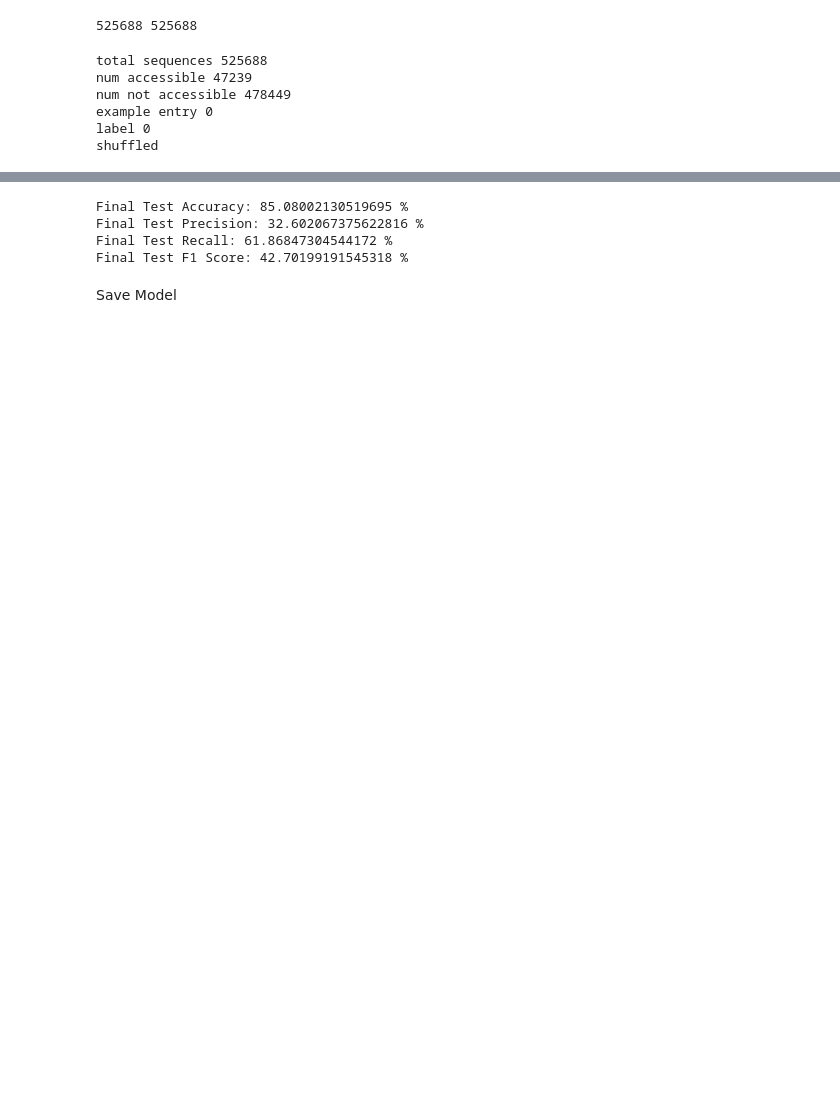
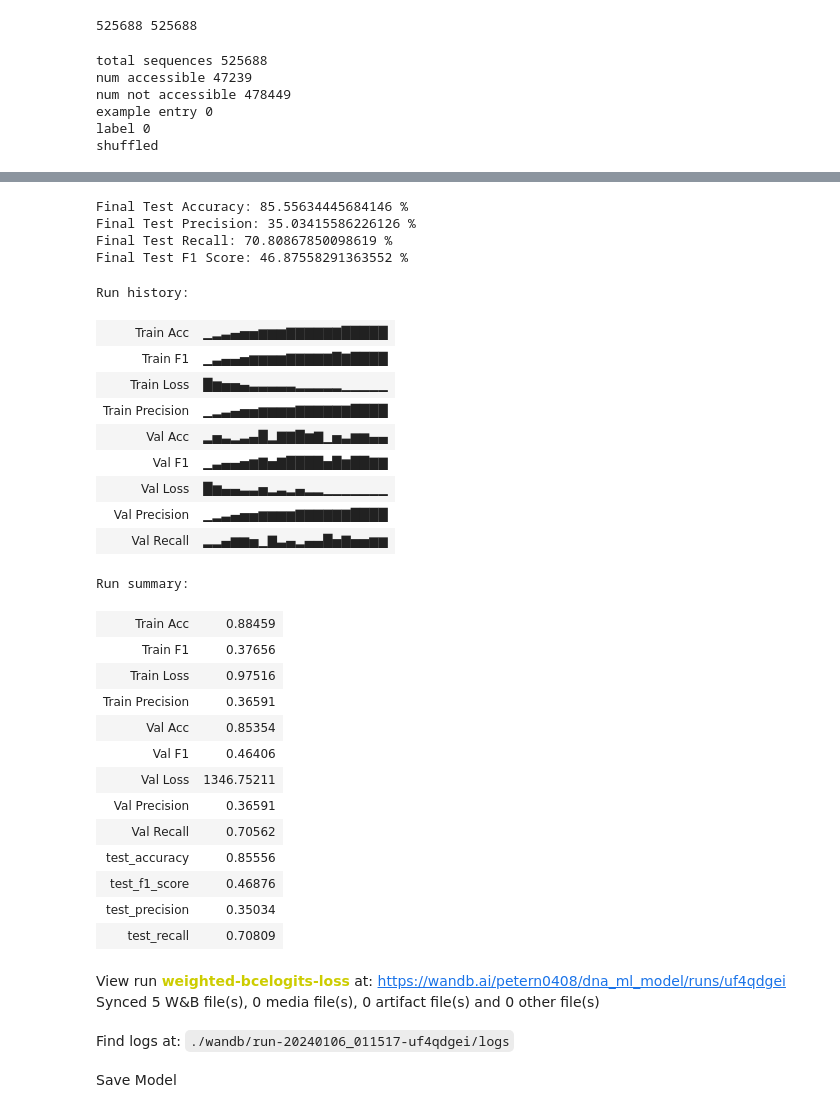
Before and after one commit to petern48/dna-ml-model, a Jupyter notebook: main.ipynb, the cells around one changed output, grey strips where cells are left out. Cells and saved outputs as stored; diff of their text form; code cells hidden in the pictures; blank space fills up the shorter version.

```diff
--- a/main.ipynb
+++ b/main.ipynb
@@ -432,39 +434,66 @@ CM = 0  # confusion matrix
 for batch in test_loader:  # tqdm()
 
     test_samples, test_labels = batch['sequence'].to(device), batch['label'].to(device)
     test_outputs = model(test_samples)
 
     test_preds = utils.get_preds(test_outputs)
 
     test_labels = test_labels.reshape(-1, 1).float()
 
     test_loss = loss_fn(test_outputs, test_labels).item()  # change tensor to single val
 
     total_predictions += len(test_outputs)
 
-    CM += confusion_matrix(test_labels.flatten().detach().numpy(), test_preds.flatten().detach().numpy())
+    CM += confusion_matrix(test_labels.flatten().cpu().detach().numpy(), test_preds.cpu().flatten().detach().numpy())
 
 # Computer accuracy, precision, recall, and f1 metrics
 acc_score, precision, recall, f1 = utils.compute_metrics(CM)
 
 # test_f1_score = f1_score(total_outputs.flatten(), total_labels.flatten(), task="binary", num_classes=2).item()
 print(f"Final Test Accuracy: {acc_score * 100} %")
 print(f"Final Test Precision: {precision * 100} %")
 print(f"Final Test Recall: {recall * 100} %")
 print(f"Final Test F1 Score: {f1 * 100} %")
 
 if USING_WANDB:
     wandb.summary['test_accuracy'] = acc_score
     wandb.summary['test_precision'] = precision
     wandb.summary['test_recall'] = recall
     wandb.summary['test_f1_score'] = f1
 
-    # wandb.finish()
+    wandb.finish()
 # %% [output]
-Final Test Accuracy: 85.08002130519695 %
-Final Test Precision: 32.602067375622816 %
-Final Test Recall: 61.86847304544172 %
-Final Test F1 Score: 42.70199191545318 %
+Final Test Accuracy: 85.55634445684146 %
+Final Test Precision: 35.03415586226126 %
+Final Test Recall: 70.80867850098619 %
+Final Test F1 Score: 46.87558291363552 %
+Run history:
+| Train Acc | ▁▂▃▄▅▅▆▆▆▇▇▇▇▇▇█████ |
+| Train F1 | ▁▃▄▄▅▆▆▆▆▇▇▇▇▇█▇████ |
+| Train Loss | █▆▅▅▄▃▃▃▃▃▂▂▂▂▂▁▁▁▁▁ |
+| Train Precision | ▁▂▃▄▅▅▆▆▆▆▇▇▇▇▇▇████ |
+| Val Acc | ▂▅▃▂▃▄█▂▇▇█▆▇▁▅▃▆▆▄▄ |
+| Val F1 | ▁▃▄▄▅▆▇▅▇████▅█▆██▇▇ |
+| Val Loss | █▆▄▄▃▃▅▂▃▂▄▂▂▁▁▁▁▁▁▁ |
+| Val Precision | ▁▂▃▄▅▅▆▆▆▆▇▇▇▇▇▇████ |
+| Val Recall | ▂▂▄▆▆▅▁▇▃▄▂▄▄█▅▇▅▅▆▆ |
+Run summary:
+| Train Acc | 0.88459 |
+| Train F1 | 0.37656 |
+| Train Loss | 0.97516 |
+| Train Precision | 0.36591 |
+| Val Acc | 0.85354 |
+| Val F1 | 0.46406 |
+| Val Loss | 1346.75211 |
+| Val Precision | 0.36591 |
+| Val Recall | 0.70562 |
+| test_accuracy | 0.85556 |
+| test_f1_score | 0.46876 |
+| test_precision | 0.35034 |
+| test_recall | 0.70809 |
+View run weighted-bcelogits-loss at: https://wandb.ai/petern0408/dna_ml_model/runs/uf4qdgei
+Synced 5 W&B file(s), 0 media file(s), 0 artifact file(s) and 0 other file(s)
+Find logs at: ./wandb/run-20240106_011517-uf4qdgei/logs
 # %%
 # from sklearn.metrics import roc_curve, plot_roc_curve,
 # %%
```
Also changed, not shown: parts of 14 cells of this notebook.
